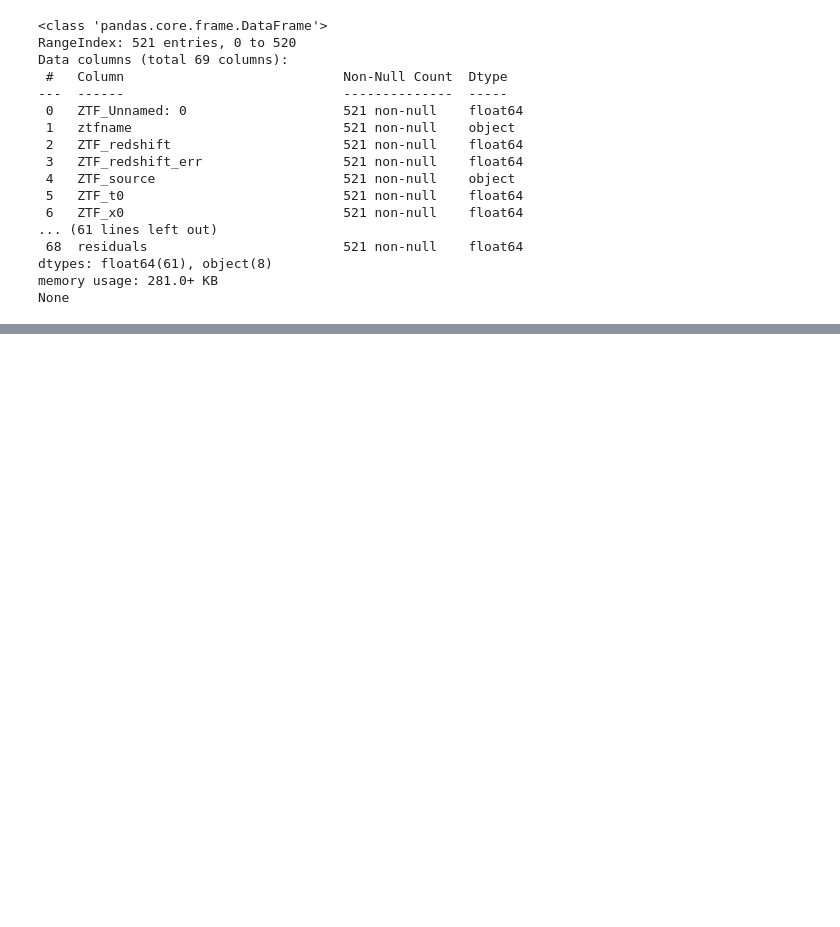
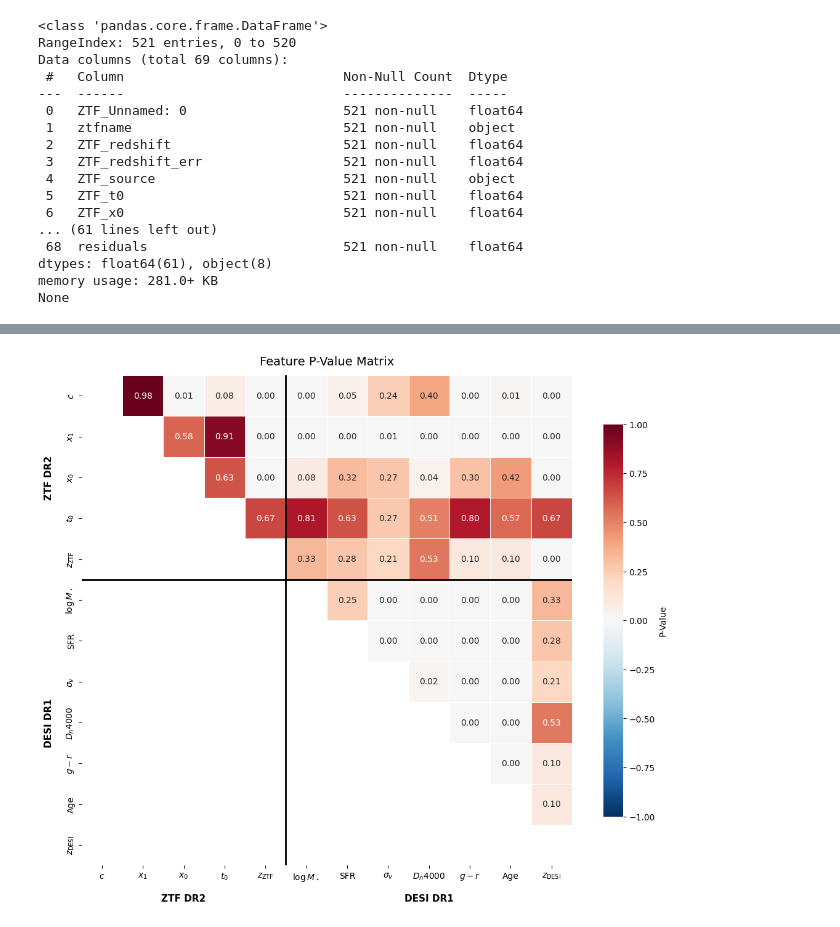
Before and after one commit to mwvgroup/myc21_first_paper, a Jupyter notebook: ZTF_DESI_ml_work/ZTF_DESI_correlations_overview.ipynb, the cells around one changed output, grey strips where cells are left out. Drawn from its saved outputs; the diff is of its cells as text; code cells hidden in the pictures; blank space fills up the shorter version.

```diff
--- a/ZTF_DESI_ml_work/ZTF_DESI_correlations_overview.ipynb
+++ b/ZTF_DESI_ml_work/ZTF_DESI_correlations_overview.ipynb
@@ -147,0 +193,43 @@ plt.show()
+# %%
+fig, ax = plt.subplots(figsize=(11, 9))
+
+seaborn.heatmap(
+    spearman_pval,
+    mask=mask, # in seaborn heatmaps, True means hide this cell.
+    annot=True,
+    fmt=".2f",
+    cmap="RdBu_r",
+    vmin=-1,
+    vmax=1,
+    center=0,
+    square=True,
+    linewidths=0.5,
+    cbar_kws={"label": r"P-Value", "shrink": 0.8},
+    ax=ax,
+)
+
+# Thick lines separating ZTF and DESI blocks
+ax.axhline(n_ztf, color="black", linewidth=2)
+ax.axvline(n_ztf, color="black", linewidth=2)
+
+# Group labels — left margin
+ax.text(-0.8, n_ztf / 2, "ZTF DR2",
+        ha="center", va="center", fontsize=11, fontweight="bold",
+        rotation=90, transform=ax.transData)
+ax.text(-0.8, n_ztf + n_desi / 2, "DESI DR1",
+        ha="center", va="center", fontsize=11, fontweight="bold",
+        rotation=90, transform=ax.transData)
+
+# Group labels — bottom margin
+ax.text(n_ztf / 2, n_all + 0.8, "ZTF DR2",
+        ha="center", va="center", fontsize=11, fontweight="bold",
+        transform=ax.transData)
+ax.text(n_ztf + n_desi / 2, n_all + 0.8, "DESI DR1",
+        ha="center", va="center", fontsize=11, fontweight="bold",
+        transform=ax.transData)
+
+ax.set_title("Feature P-Value Matrix", fontsize=14, pad=12)
+fig.tight_layout()
+plt.show()
+# %% [output]
+[figure, added]
```
Also changed, not shown: parts of 6 cells of this notebook, 3 other files.
